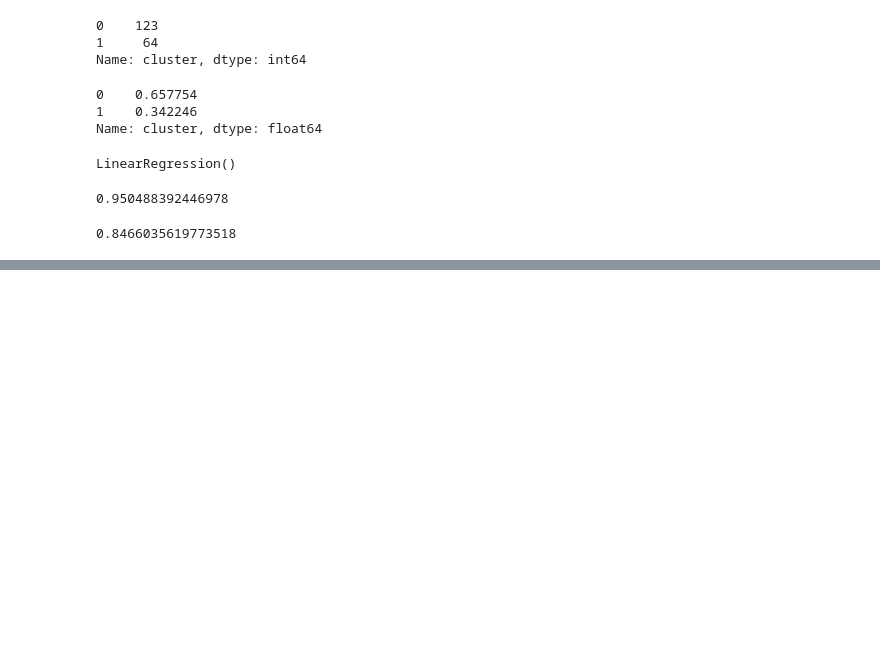
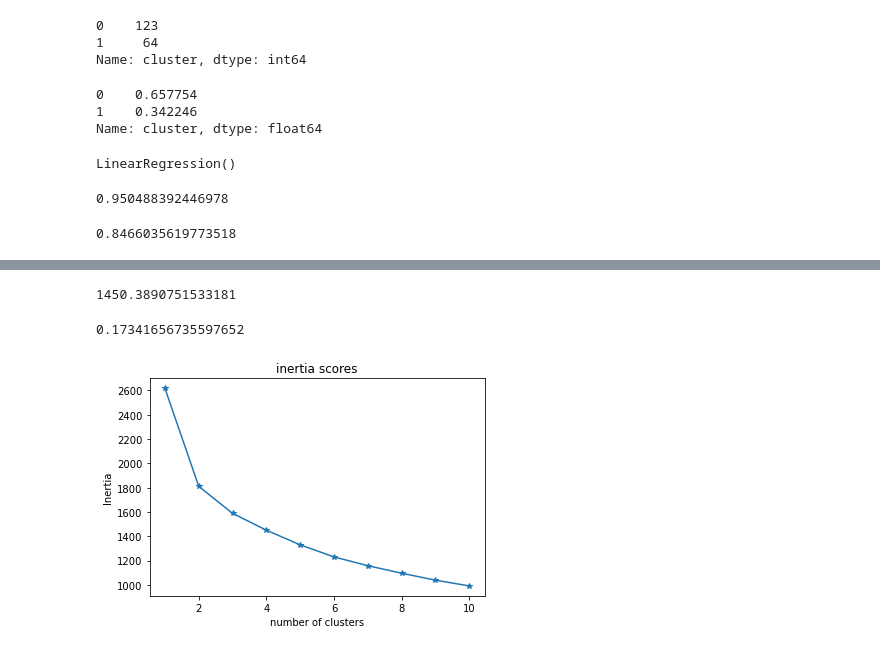
Before and after one commit to pemurp19/Predicting-HDI---Human-Development-Indicators, a Jupyter notebook: code/Clustering.ipynb, the cells around one changed output, grey strips where cells are left out. Cells and saved outputs as stored; diff of their text form; code cells hidden in the pictures; blank space fills up the shorter version.

```diff
--- a/code/Clustering.ipynb
+++ b/code/Clustering.ipynb
@@ -235,0 +239,13 @@ lr.score(X_test, y_test)
+# %%
+features = ['co2_emissions_2017','atm_access_2017', 'cell_subscriptions_per100', 'internet_per_mil_2017','foreign_dir_inv_2017','adol_fertility_rate_2017',
+            'food_production_index_17', 'female_bus_start_2017', 'undernourished_rate_2017', 'mat_mortality_ratio_2017', 'pop_air_pollution_2017',
+            'rural_pop_percent_17', 'fertility_rate_2017','under5_mortality_ratio_2017']
+
+X = df[features]
+# %%
+ss = StandardScaler()
+X_ss = ss.fit_transform(X)
+# %%
+# went with 4 as there are 4 cutoffs for development levels with HDI
+km = KMeans(n_clusters = 4, random_state=42)
+km.fit(X_ss)
@@ -235,0 +278,23 @@ lr.score(X_test, y_test)
+# %%
+km.inertia_
+# %% [output]
+1450.3890751533181
+# %%
+silhouette_score(X_ss, km.labels_)
+# %% [output]
+0.17341656735597652
+# %%
+# the below code was adapted from lesson 7.01 on k-means clustering
+inertia_list = []
+
+for k in range(1,11):
+    km = KMeans(n_clusters= k, random_state=42)
+    km.fit(X_ss)
+    inertia_list.append(km.inertia_)
+
+plt.plot(range(1,11), inertia_list, marker = '*');
+plt.xlabel('number of clusters')
+plt.ylabel('Inertia')
+plt.title('inertia scores');
+# %% [output]
+[figure, added]
```
Also changed, not shown: parts of 18 cells of this notebook, 2 other files.
